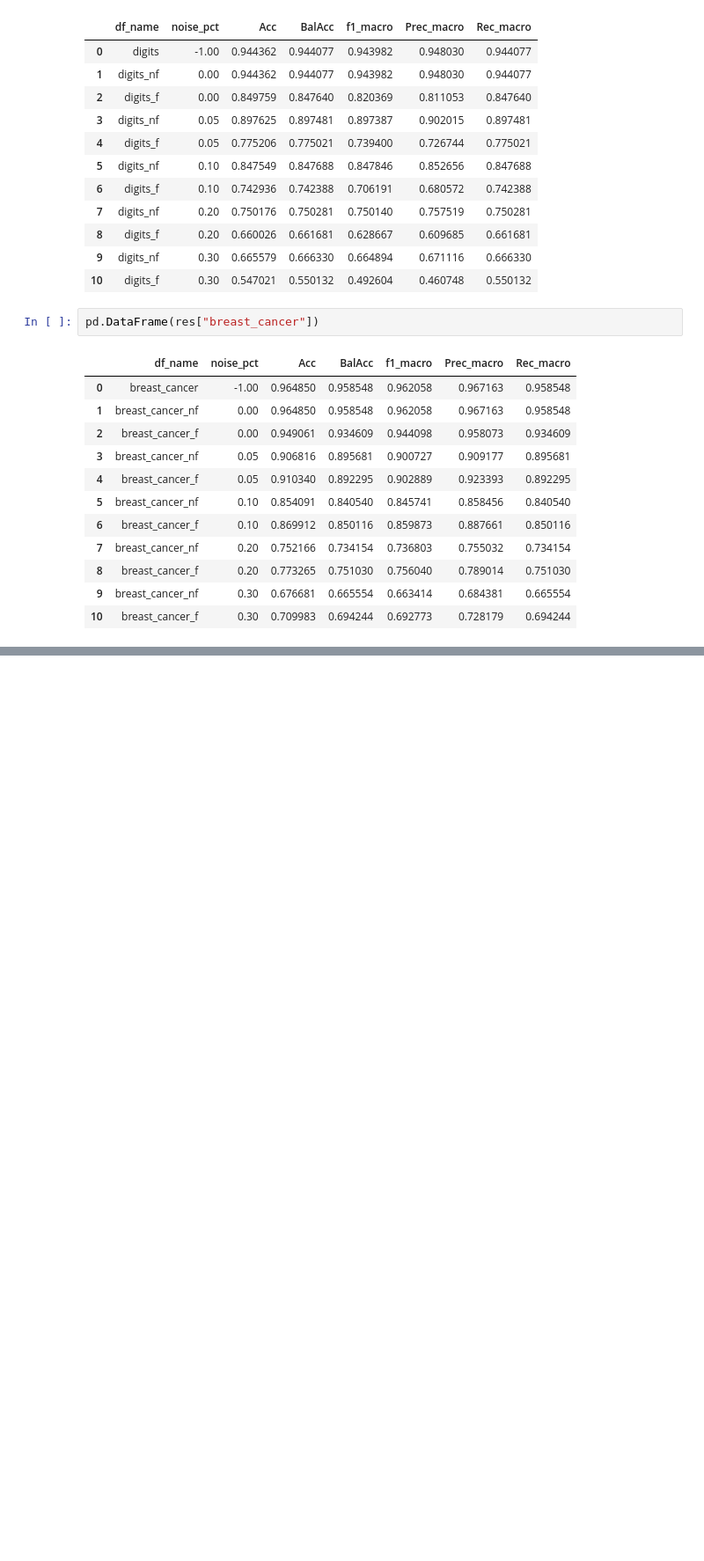
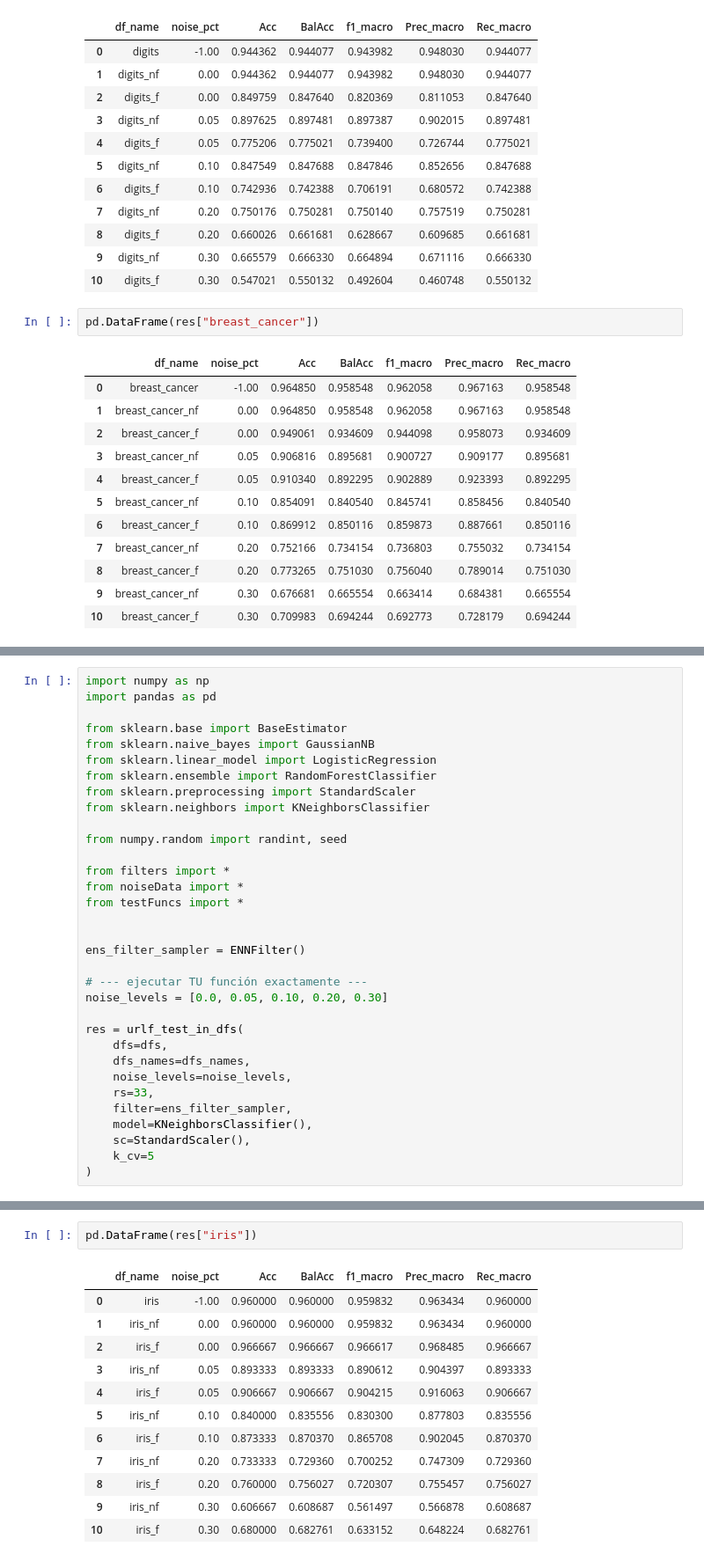
Before and after one commit to Juamp667/noislearn, a Jupyter notebook: testing.ipynb, the cells around one changed output, grey strips where cells are left out. Shown at 88% size. Drawn from its saved outputs; the diff is of its cells as text; blank space fills up the shorter version.

```diff
--- a/testing.ipynb
+++ b/testing.ipynb
@@ -410,0 +413,33 @@ pd.DataFrame(res["breast_cancer"])
+# %%
+import numpy as np
+import pandas as pd
+
+from sklearn.base import BaseEstimator
+from sklearn.naive_bayes import GaussianNB
+from sklearn.linear_model import LogisticRegression
+from sklearn.ensemble import RandomForestClassifier
+from sklearn.preprocessing import StandardScaler
+from sklearn.neighbors import KNeighborsClassifier
+
+from numpy.random import randint, seed
+
+from filters import *
+from noiseData import *
+from testFuncs import *
+
+
+ens_filter_sampler = ENNFilter()
+
+# --- ejecutar TU función exactamente ---
+noise_levels = [0.0, 0.05, 0.10, 0.20, 0.30]
+
+res = urlf_test_in_dfs(
+    dfs=dfs,
+    dfs_names=dfs_names,
+    noise_levels=noise_levels,
+    rs=33,
+    filter=ens_filter_sampler,
+    model=KNeighborsClassifier(),
+    sc=StandardScaler(),
+    k_cv=5
+)
@@ -410,0 +464,15 @@ pd.DataFrame(res["breast_cancer"])
+# %%
+pd.DataFrame(res["iris"])
+# %% [output]
+|  | df_name | noise_pct | Acc | BalAcc | f1_macro | Prec_macro | Rec_macro |
+| 0 | iris | -1.00 | 0.960000 | 0.960000 | 0.959832 | 0.963434 | 0.960000 |
+| 1 | iris_nf | 0.00 | 0.960000 | 0.960000 | 0.959832 | 0.963434 | 0.960000 |
+| 2 | iris_f | 0.00 | 0.966667 | 0.966667 | 0.966617 | 0.968485 | 0.966667 |
+| 3 | iris_nf | 0.05 | 0.893333 | 0.893333 | 0.890612 | 0.904397 | 0.893333 |
+| 4 | iris_f | 0.05 | 0.906667 | 0.906667 | 0.904215 | 0.916063 | 0.906667 |
+| 5 | iris_nf | 0.10 | 0.840000 | 0.835556 | 0.830300 | 0.877803 | 0.835556 |
+| 6 | iris_f | 0.10 | 0.873333 | 0.870370 | 0.865708 | 0.902045 | 0.870370 |
+| 7 | iris_nf | 0.20 | 0.733333 | 0.729360 | 0.700252 | 0.747309 | 0.729360 |
+| 8 | iris_f | 0.20 | 0.760000 | 0.756027 | 0.720307 | 0.755457 | 0.756027 |
+| 9 | iris_nf | 0.30 | 0.606667 | 0.608687 | 0.561497 | 0.566878 | 0.608687 |
+| 10 | iris_f | 0.30 | 0.680000 | 0.682761 | 0.633152 | 0.648224 | 0.682761 |
```
Also changed, not shown: parts of 11 cells of this notebook, 1 other file.
